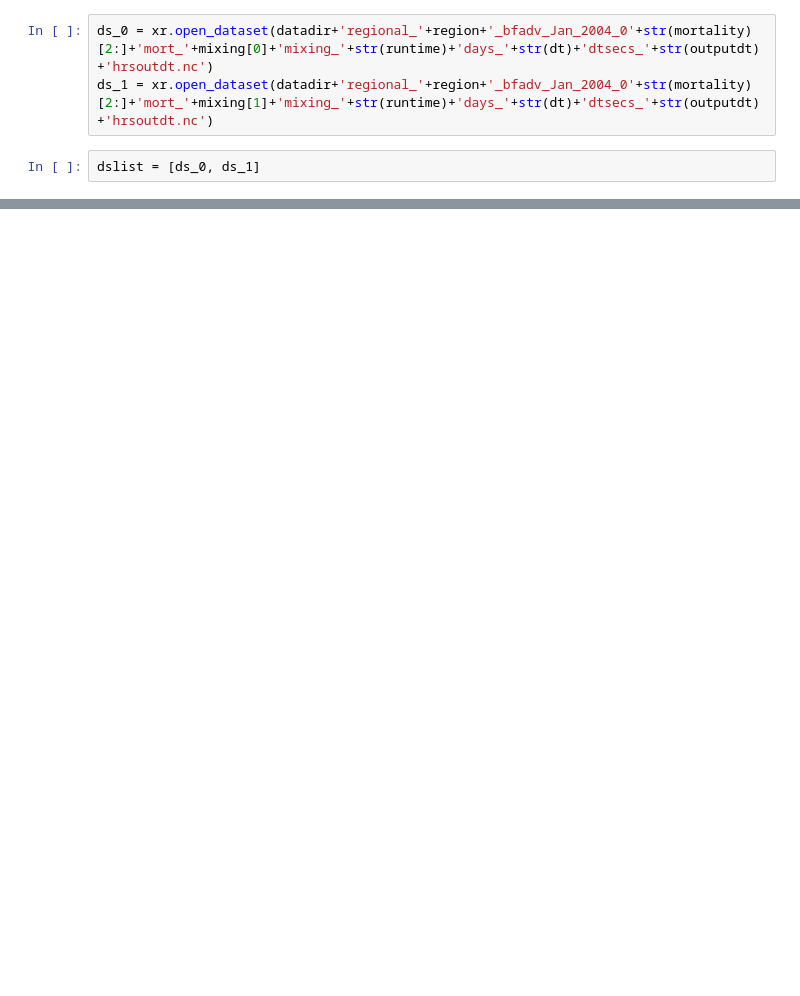
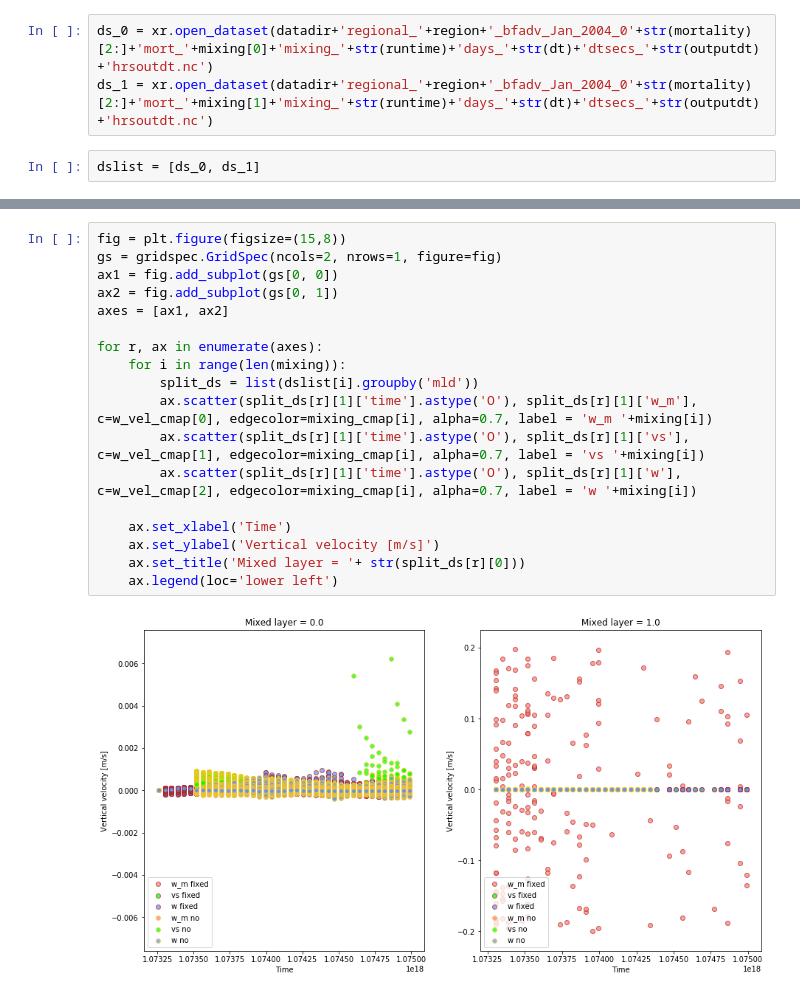
Before and after one commit to OceanParcels/biofouling_3dtransport_2, a Jupyter notebook: Analysis/Mixing.ipynb, the cells around one changed output, grey strips where cells are left out. Cells and saved outputs as stored; diff of their text form; blank space fills up the shorter version.

```diff
--- a/Analysis/Mixing.ipynb
+++ b/Analysis/Mixing.ipynb
@@ -54,0 +92,20 @@ Text(0.5, 0, 'Time')
+# %%
+fig = plt.figure(figsize=(15,8))
+gs = gridspec.GridSpec(ncols=2, nrows=1, figure=fig)
+ax1 = fig.add_subplot(gs[0, 0])
+ax2 = fig.add_subplot(gs[0, 1])
+axes = [ax1, ax2]
+
+for r, ax in enumerate(axes):
+    for i in range(len(mixing)):
+        split_ds = list(dslist[i].groupby('mld'))
+        ax.scatter(split_ds[r][1]['time'].astype('O'), split_ds[r][1]['w_m'], c=w_vel_cmap[0], edgecolor=mixing_cmap[i], alpha=0.7, label = 'w_m '+mixing[i])
+        ax.scatter(split_ds[r][1]['time'].astype('O'), split_ds[r][1]['vs'], c=w_vel_cmap[1], edgecolor=mixing_cmap[i], alpha=0.7, label = 'vs '+mixing[i])
+        ax.scatter(split_ds[r][1]['time'].astype('O'), split_ds[r][1]['w'], c=w_vel_cmap[2], edgecolor=mixing_cmap[i], alpha=0.7, label = 'w '+mixing[i])
+
+    ax.set_xlabel('Time')
+    ax.set_ylabel('Vertical velocity [m/s]')
+    ax.set_title('Mixed layer = '+ str(split_ds[r][0]))
+    ax.legend(loc='lower left')
+# %% [output]
+[figure, added]
```
Also changed, not shown: parts of 7 cells of this notebook, 4 other files.
